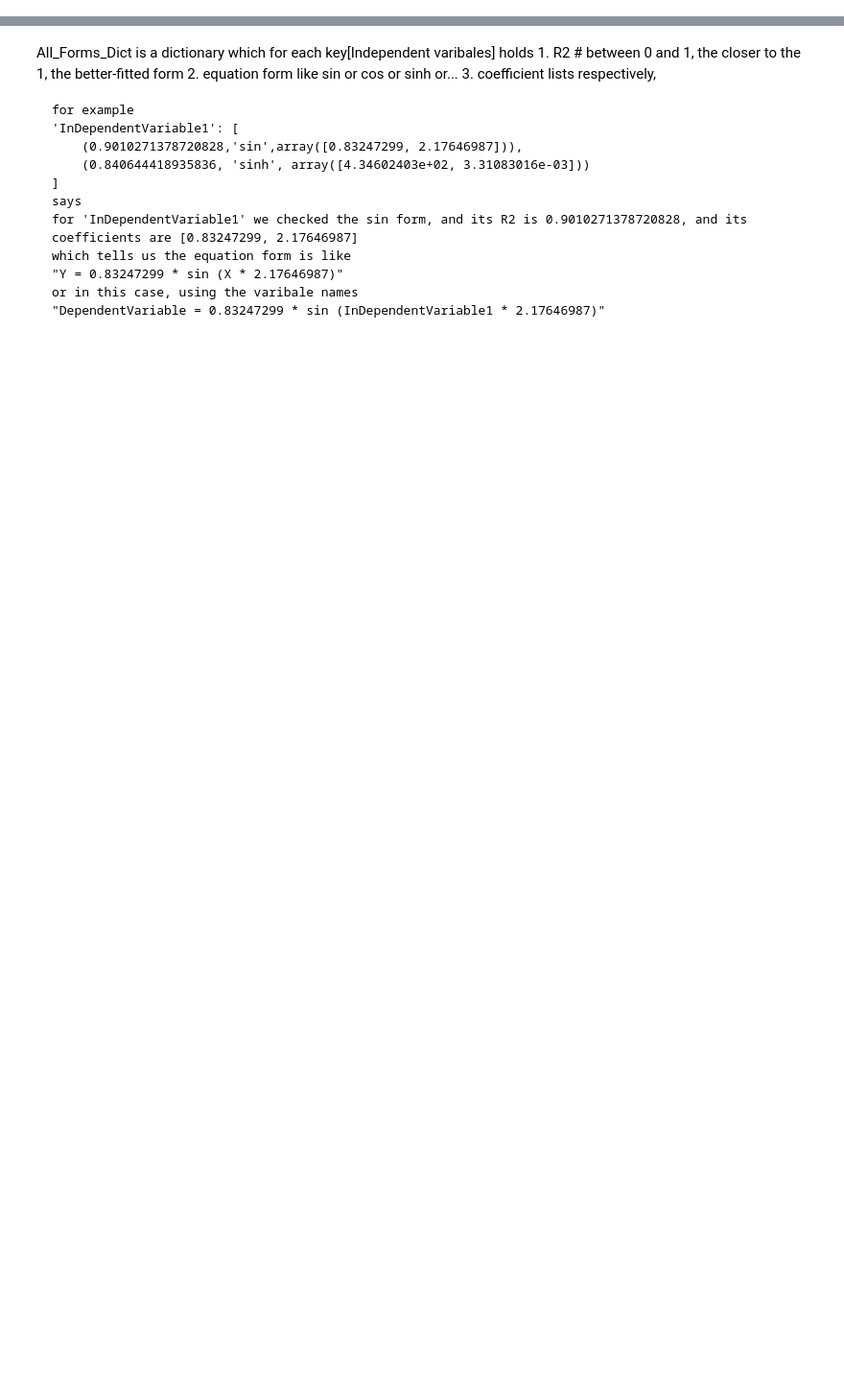
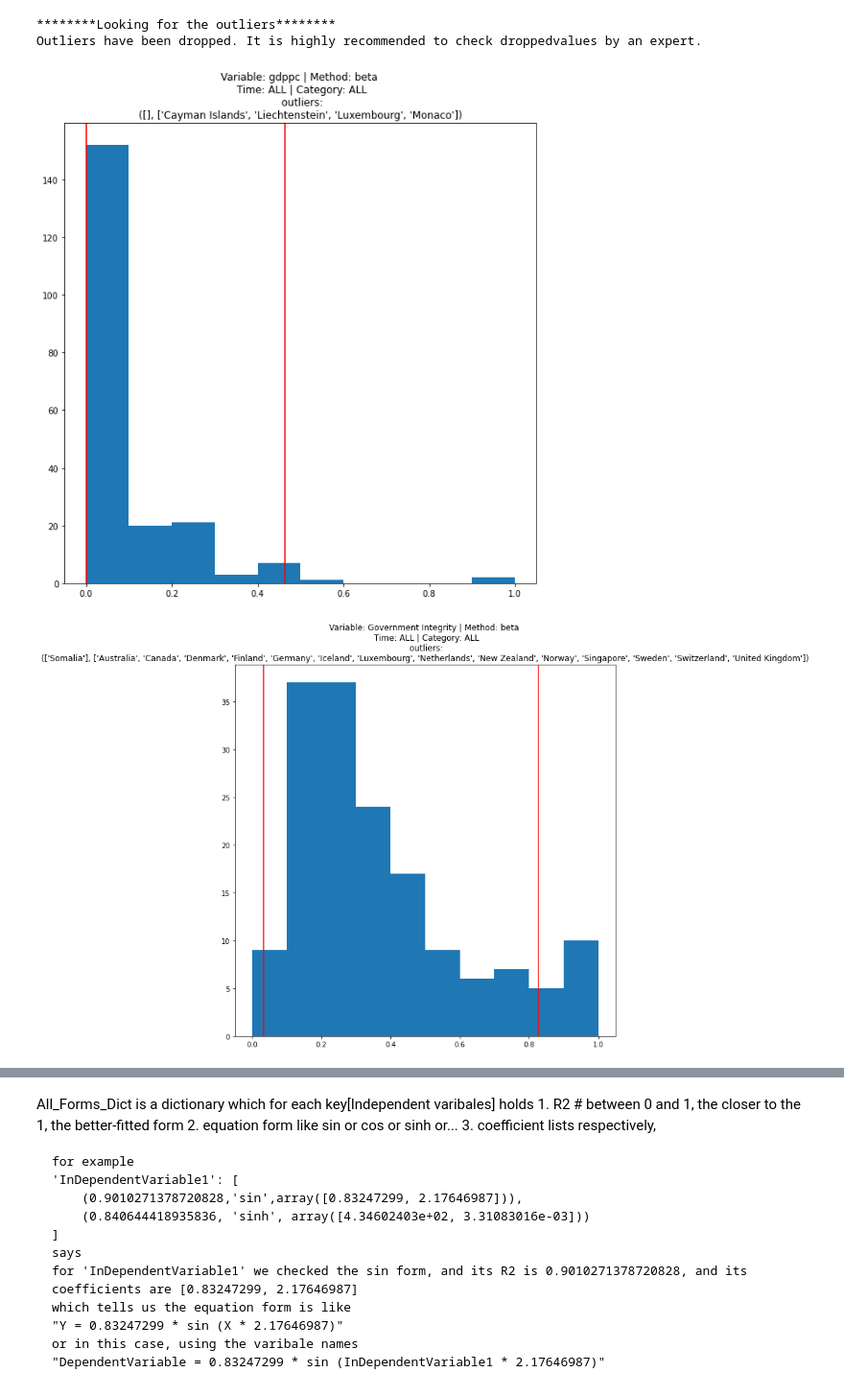
Before and after one commit to ElsevierSoftwareX/SOFTX-D-22-00443, a Jupyter notebook: Document.ipynb, the cells around one changed output, grey strips where cells are left out. Shown at 96% size. Saved outputs shown, nothing was run; the diff lists cells and outputs as text; code cells hidden in the pictures; blank space fills up the shorter version.

```diff
--- a/Document.ipynb
+++ b/Document.ipynb
@@ -82,0 +36,2 @@ Opt_Forms_Dict is a dictionary which for each key[Independent varibales] holds
+# %%
+data = pd.read_pickle("./Data/Data.pkl") #Reading File
@@ -82,0 +110,9 @@ Opt_Forms_Dict is a dictionary which for each key[Independent varibales] holds
+# %%
+Time_Col = 'year' # which column holds time
+Category_Col = 'countryname' # Which column holds category data
+Dep_Var = 'gdppc' # Which column represents Dependent variable
+# %%
+cpt = Copatrec(data=data,
+               time_col=Time_Col,
+               category_col=Category_Col,
+               dependent_var=Dep_Var)
@@ -82,0 +142,11 @@ Opt_Forms_Dict is a dictionary which for each key[Independent varibales] holds
+# %%
+intervals, outliers = cpt.panel_outliers(sl=0.05,  # Significant level
+                                         method='beta',  # beta, normal, IQR
+                                         plot_pairs=True,
+                                         plot_hists=True,
+                                         plot_outliers_name=True)
+# %% [output]
+********Looking for the outliers********
+Outliers have been dropped. It is highly recommended to check droppedvalues by an expert.
+[figure, added]
+[figure, added]
```
Also changed, not shown: parts of 46 cells of this notebook, 6 other files.
